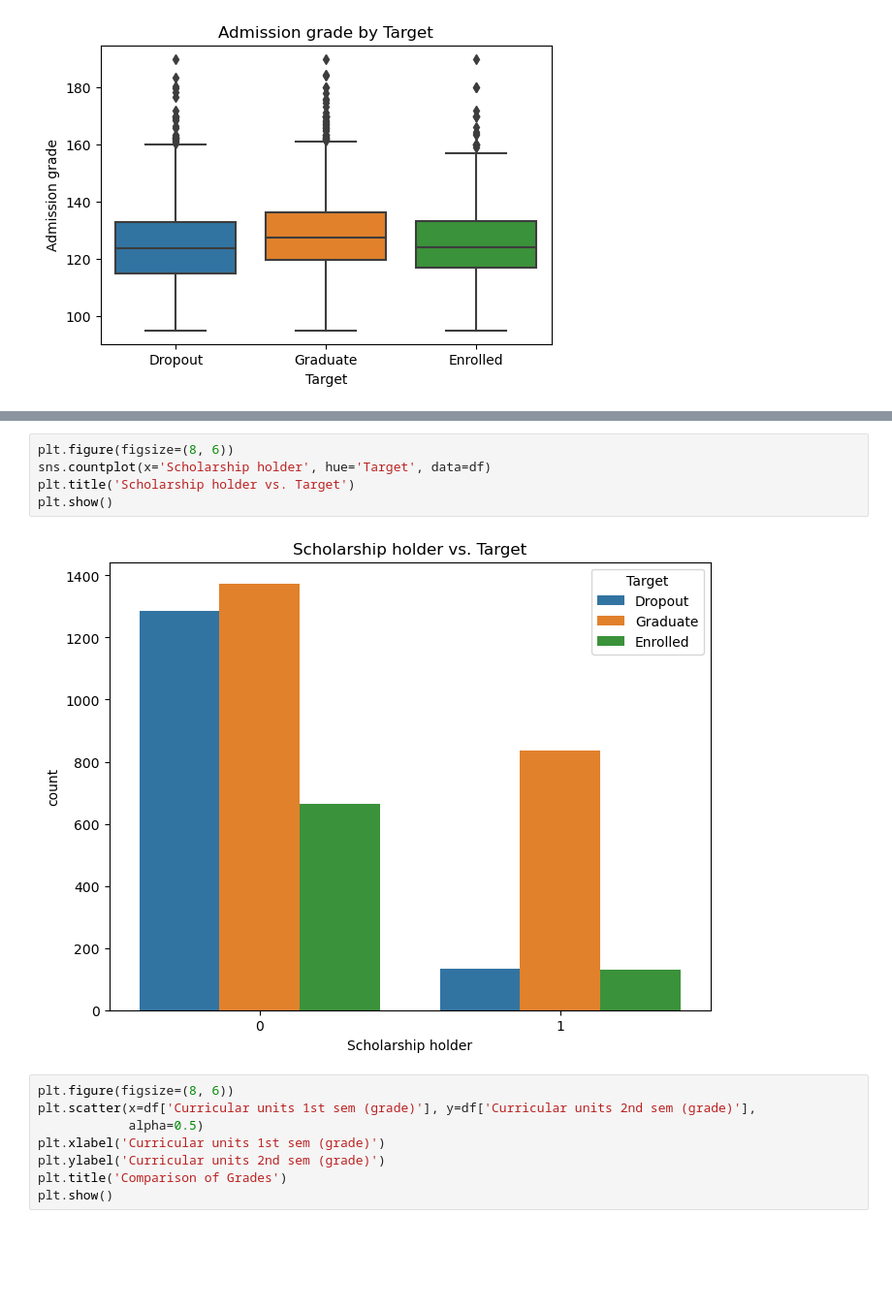
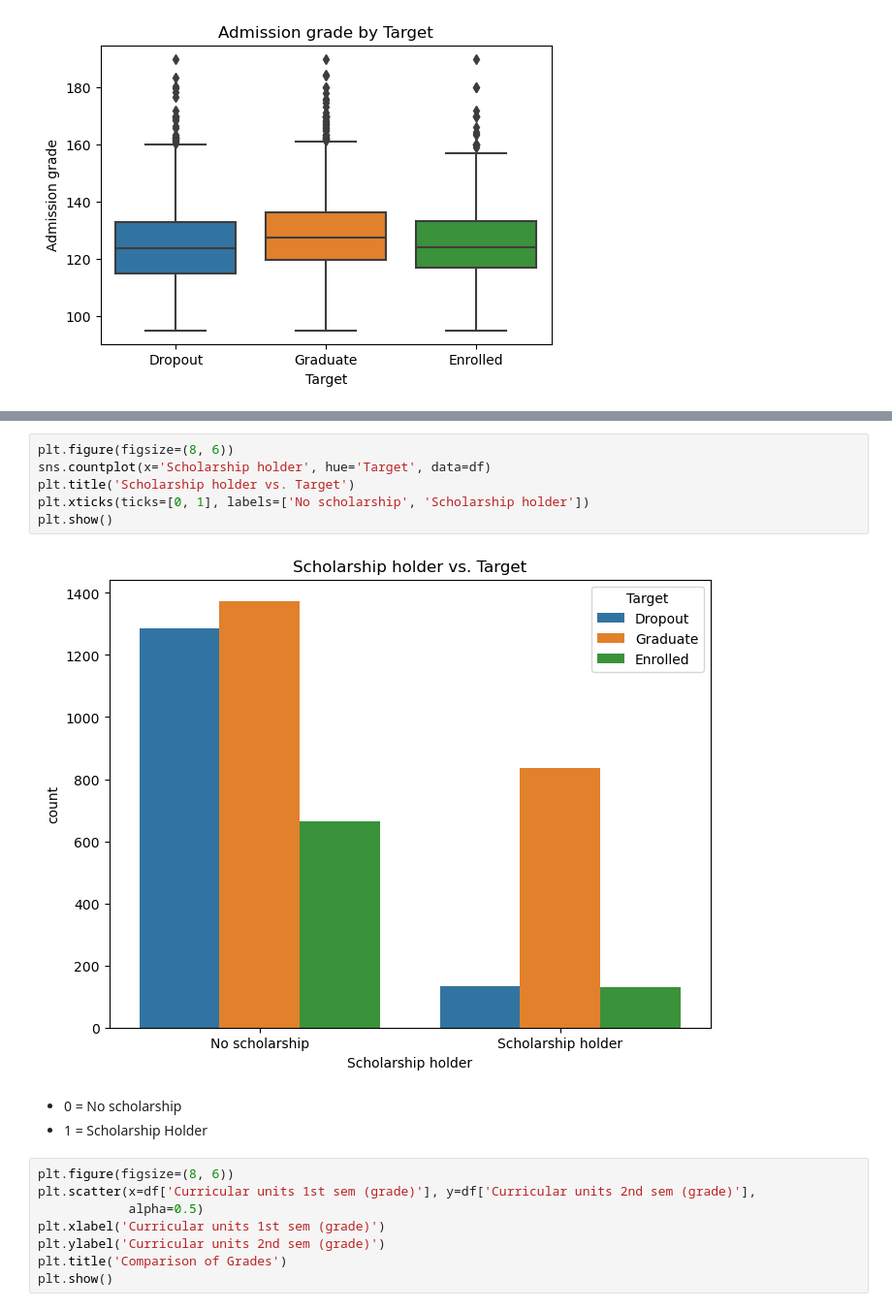
Before and after one commit to Keipatr/student-prediction-analysis, a Jupyter notebook: ALP_DATMIN_Kamis.ipynb, the cells around one changed output, grey strips where cells are left out. Shown at 97% size. Cells and saved outputs as stored; diff of their text form; blank space fills up the shorter version.

```diff
--- a/ALP_DATMIN_Kamis.ipynb
+++ b/ALP_DATMIN_Kamis.ipynb
@@ -195,10 +210,14 @@ plt.show()
 # %%
 plt.figure(figsize=(8, 6))
 sns.countplot(x='Scholarship holder', hue='Target', data=df)
 plt.title('Scholarship holder vs. Target')
+plt.xticks(ticks=[0, 1], labels=['No scholarship', 'Scholarship holder'])
 plt.show()
 # %% [output]
-[figure, old version]
+[figure, new version]
+# %% [markdown]
+- 0 = No scholarship
+- 1 = Scholarship Holder
 # %%
 plt.figure(figsize=(8, 6))
 plt.scatter(x=df['Curricular units 1st sem (grade)'], y=df['Curricular units 2nd sem (grade)'],
```
Also changed, not shown: parts of 16 cells of this notebook.
